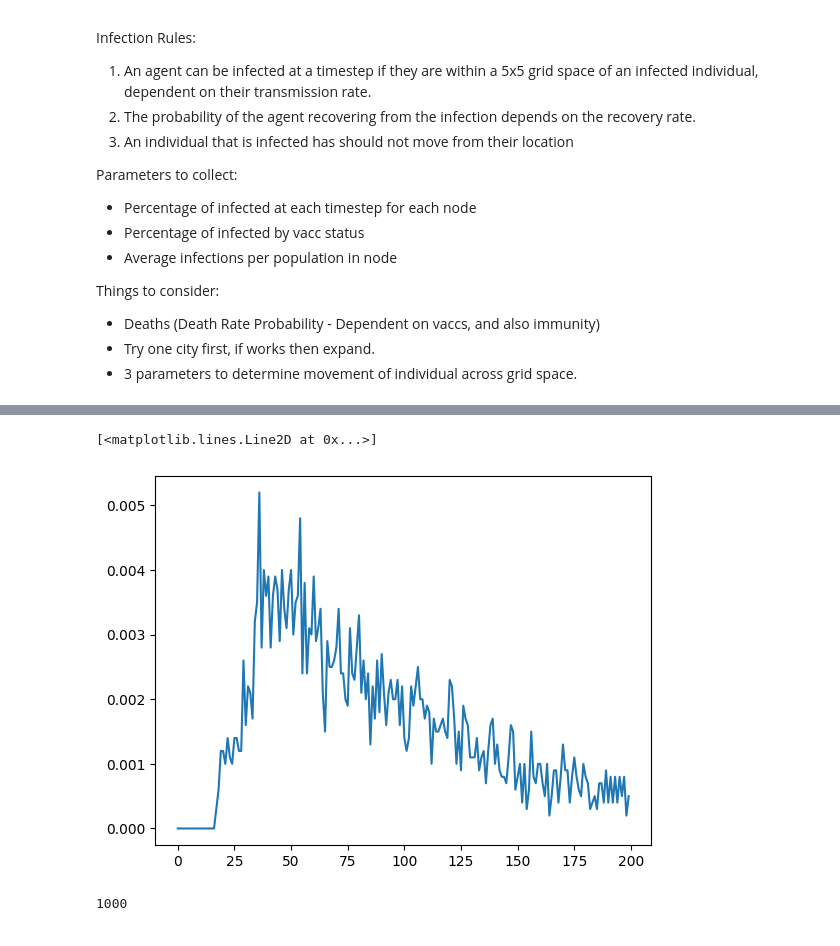
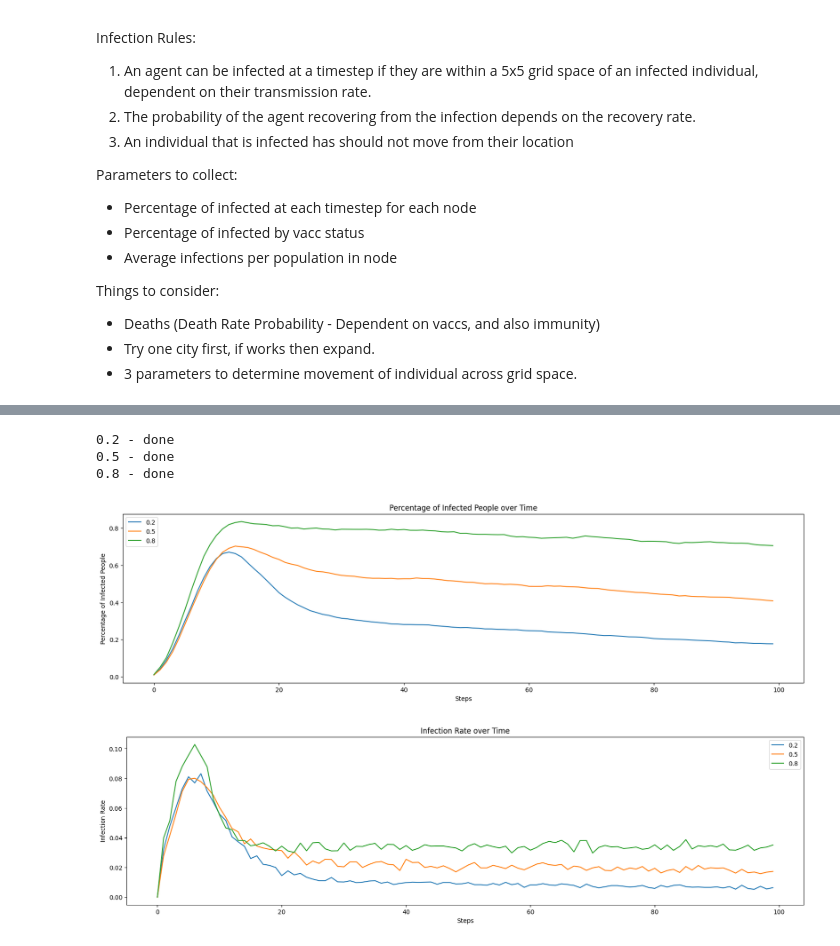
Before and after one commit to danieltobiastan97/diseasesABM, a Jupyter notebook: project.ipynb, the cells around one changed output, grey strips where cells are left out. Saved outputs shown, nothing was run; the diff lists cells and outputs as text; code cells hidden in the pictures.

Commit message:
vacc and immuity hyperparams

```diff
--- a/project.ipynb
+++ b/project.ipynb
@@ -409,21 +346,53 @@ _, _, _, _, _= sub.step(1000, 41, show_plot = True)
-# %%
-# avg death rate over 10 simulations
-steps = 200
-death_rate = np.zeros((10,steps))
-hum = np.zeros((10,steps))
-for i in range(10):
-    sub = Suburb()
-    _, _, _, death_rate[i], hum[i] = sub.step(1000, steps, show_plot = False)
-
-death_rate_avg = np.average(death_rate, axis=0)
-hum_avg = np.average(hum, axis=0)
-plt.plot(death_rate_avg)
-# %% [output]
-[<matplotlib.lines.Line2D at 0x...>]
-[figure, removed]
-# %%
-# check if the number of population at the end is the same
-sub = Suburb()
-_, _, _, _, hum = sub.step(1000, 100, show_plot = False)
-# %% [output]
-1000
+# %%
+v_hyper = [0.2, 0.5, 0.8]
+steps = 100
+
+def vac_sim(steps, params, show_plot = False, vaccine_multiplier = 1, immunity_multiplier=1):
+    length = len(params)
+    percentage_inf_avg = np.zeros((length,steps))
+    inf_rate_avg = np.zeros((length,steps))
+    death_rate_avg = np.zeros((length,steps))
+
+    # 10 simulations for each hyperparameter
+    percentage_inf = np.zeros((10,steps))
+    inf_rate = np.zeros((10,steps))
+    death_rate = np.zeros((10,steps))
+
+    for idx, param in enumerate(params):
+        for i in range(10):
+            sub = Suburb()
+            percentage_inf[i], inf_rate[i], _, death_rate[i], _ = sub.step(1000, steps, show_plot = False, vaccine_multiplier = param, immunity_multiplier=param)
+
+        # take average of 10 simulations
+        percentage_inf_avg[idx] = np.mean(percentage_inf, axis=0)
+        inf_rate_avg[idx] = np.mean(inf_rate, axis=0)
+        death_rate_avg[idx] = np.mean(death_rate, axis=0)
+        print(sub.humans[0].vaccine_multiplier, '- done')
+
+    return percentage_inf_avg, inf_rate_avg, death_rate_avg
+# %%
+a,b,c = vac_sim(steps, v_hyper)
+# %% [output]
+0.2 - done
+0.5 - done
+0.8 - done
+# %%
+plt.figure(figsize=(20,5))
+plt.plot(a.T)
+plt.legend(v_hyper)
+plt.title('Percentage of Infected People over Time')
+plt.xlabel('Steps')
+plt.ylabel('Percentage of Infected People')
+plt.show()
+# %% [output]
+[figure, added]
+# %%
+plt.figure(figsize=(20,5))
+plt.plot(b.T)
+plt.legend(v_hyper)
+plt.title('Infection Rate over Time')
+plt.xlabel('Steps')
+plt.ylabel('Infection Rate')
+plt.show()
+# %% [output]
+[figure, added]
```
Also changed, not shown: parts of 13 cells of this notebook.
